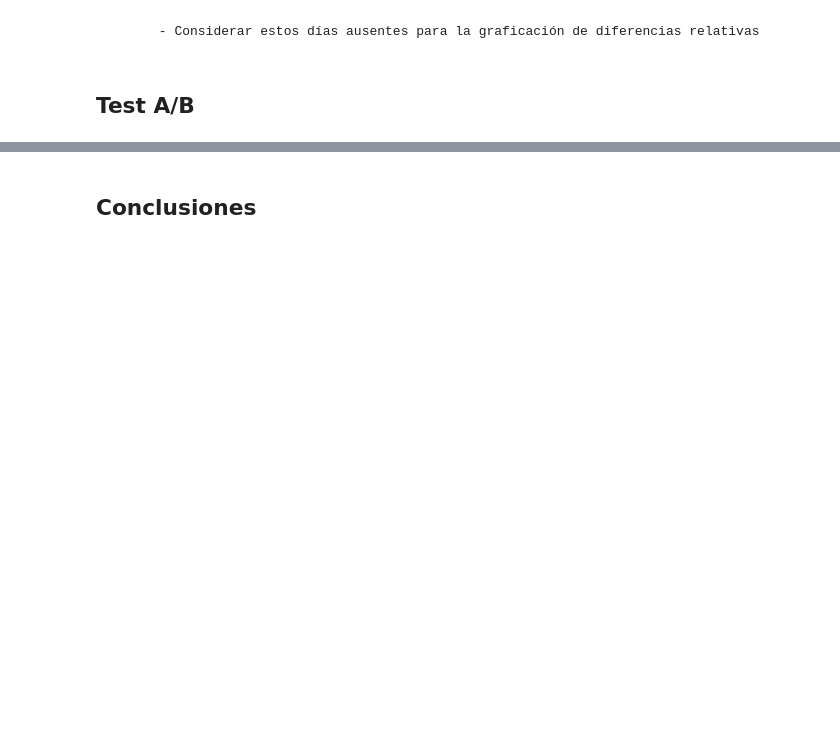
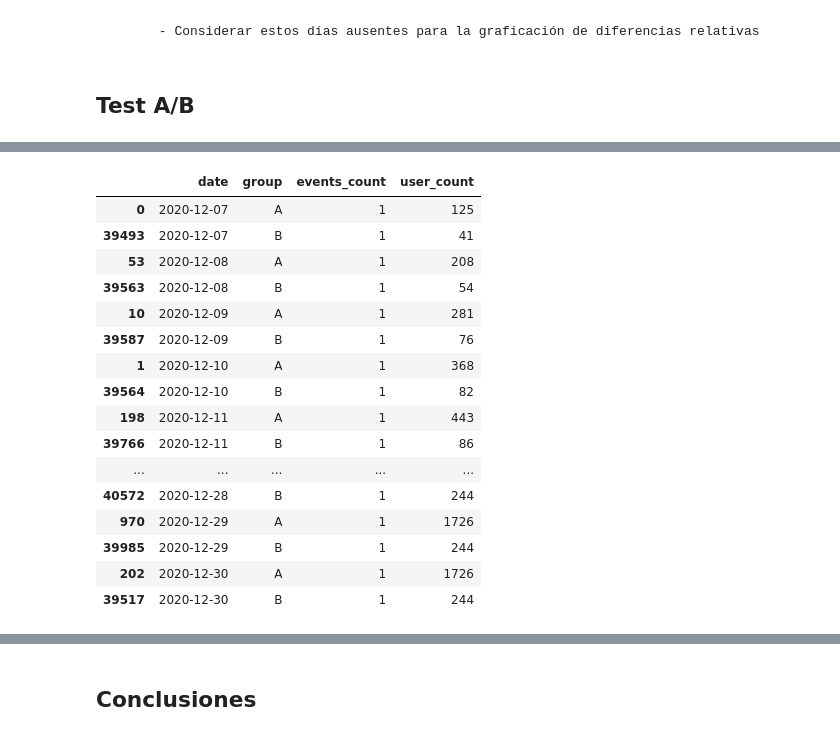
Before and after one commit to ScinDBad/DA_proyecto_final, a Jupyter notebook: test_ab.ipynb, the cells around one changed output, grey strips where cells are left out. Cells and saved outputs as stored; diff of their text form; code cells hidden in the pictures; blank space fills up the shorter version.

```diff
--- a/test_ab.ipynb
+++ b/test_ab.ipynb
@@ -585,0 +705,26 @@ __Peculiaridades:__
+# %%
+
+# Obtener tabla de agregación acumulativa
+cumulative_data_2 = aggregate_events(events_f_2, agg_dict, 'date', 'group')
+
+# Renombrar columnas adecuadamente
+cumulative_data_2.columns = column_names
+cumulative_data_2
+# %% [output]
+|  | date | group | events_count | user_count |
+| 0 | 2020-12-07 | A | 1 | 125 |
+| 39493 | 2020-12-07 | B | 1 | 41 |
+| 53 | 2020-12-08 | A | 1 | 208 |
+| 39563 | 2020-12-08 | B | 1 | 54 |
+| 10 | 2020-12-09 | A | 1 | 281 |
+| 39587 | 2020-12-09 | B | 1 | 76 |
+| 1 | 2020-12-10 | A | 1 | 368 |
+| 39564 | 2020-12-10 | B | 1 | 82 |
+| 198 | 2020-12-11 | A | 1 | 443 |
+| 39766 | 2020-12-11 | B | 1 | 86 |
+| ... | ... | ... | ... | ... |
+| 40572 | 2020-12-28 | B | 1 | 244 |
+| 970 | 2020-12-29 | A | 1 | 1726 |
+| 39985 | 2020-12-29 | B | 1 | 244 |
+| 202 | 2020-12-30 | A | 1 | 1726 |
+| 39517 | 2020-12-30 | B | 1 | 244 |
```
Also changed, not shown: parts of 21 cells of this notebook.
